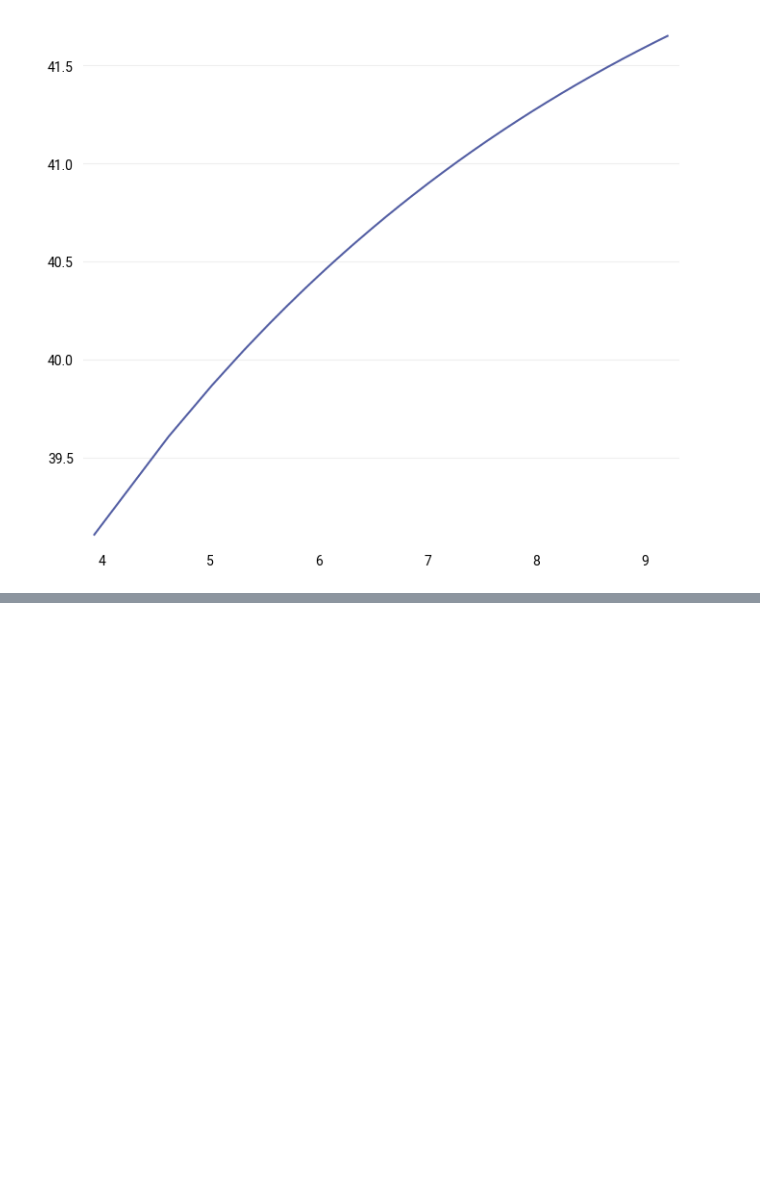
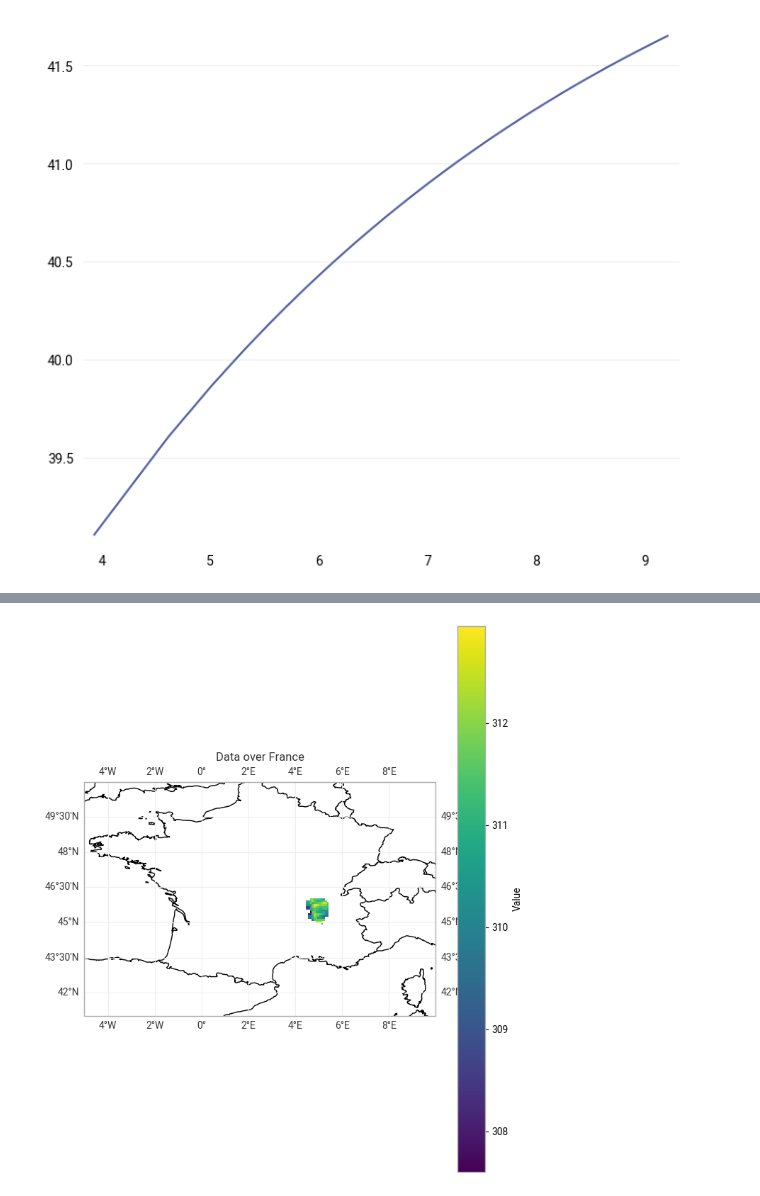
Before and after one commit to tgrandje/hackathon-climat-donnees, a Jupyter notebook: explo.ipynb, the cells around one changed output, grey strips where cells are left out. Saved outputs shown, nothing was run; the diff lists cells and outputs as text; code cells hidden in the pictures; blank space fills up the shorter version.

```diff
--- a/explo.ipynb
+++ b/explo.ipynb
@@ -67,15 +66,9 @@ xr.plot.hist(annual_max.tasmaxAdjust)
 # %%
-# PER YEAR
-
-from scipy.stats import genextreme
-import numpy as np
-
-# Suppose your variable is named "tasmaxAdjust" inside annual_max
 varname = "tasmaxAdjust"
 
 # Example grid point indices
-i, j = 29,83 # or use coordinates
-
+i, j = 29,83 # or use coordinates (close to Montpellier)
+period = 3 # test of a return period
 # Select the dataarray for that variable
 da = annual_max[varname]
 
@@ -99,8 +92,8 @@ if np.all(np.isfinite(y_data)):
     # GEV PDF
     pdf = genextreme.pdf(x, c, loc=loc, scale=scale)
 
-    return_period= genextreme.ppf(1-1/3, c, loc=loc, scale=scale)
-    print(return_period)
+    return_value = genextreme.ppf(1-1/period, c, loc=loc, scale=scale)
+    print(f"The return temperature is {round(return_value)} for the {period} years period")
 
     # Plot histogram and fitted PDF
     plt.figure(figsize=(8,5))
@@ -233,0 +289,20 @@ POLYGON ((5.980807765146909 44.07212879989806, 5.989610775816978 44.092775861287
+# %%
+### Are we really in Lyon ? (just to check that Lambert coordinate are quiet accurate)
+
+fig, ax = plt.subplots(figsize=(8, 10),
+                       subplot_kw={'projection': ccrs.PlateCarree()})
+
+# Add country borders
+ax.add_feature(cfeature.BORDERS, edgecolor='black')
+ax.add_feature(cfeature.COASTLINE)
+ax.set_extent([-5, 10, 41, 51])
+# Simple plot
+da_clip=da_clip.rio.reproject("EPSG:4326")
+da_clip.plot(ax=ax, transform=ccrs.PlateCarree(), cmap='viridis', cbar_kwargs={'label': 'Value'})
+
+# Optionally add gridlines
+ax.gridlines(draw_labels=True, dms=True, x_inline=False, y_inline=False)
+plt.title("Data over France")
+plt.show()
+# %% [output]
+[figure, added]
```
Also changed, not shown: parts of 23 cells of this notebook.
